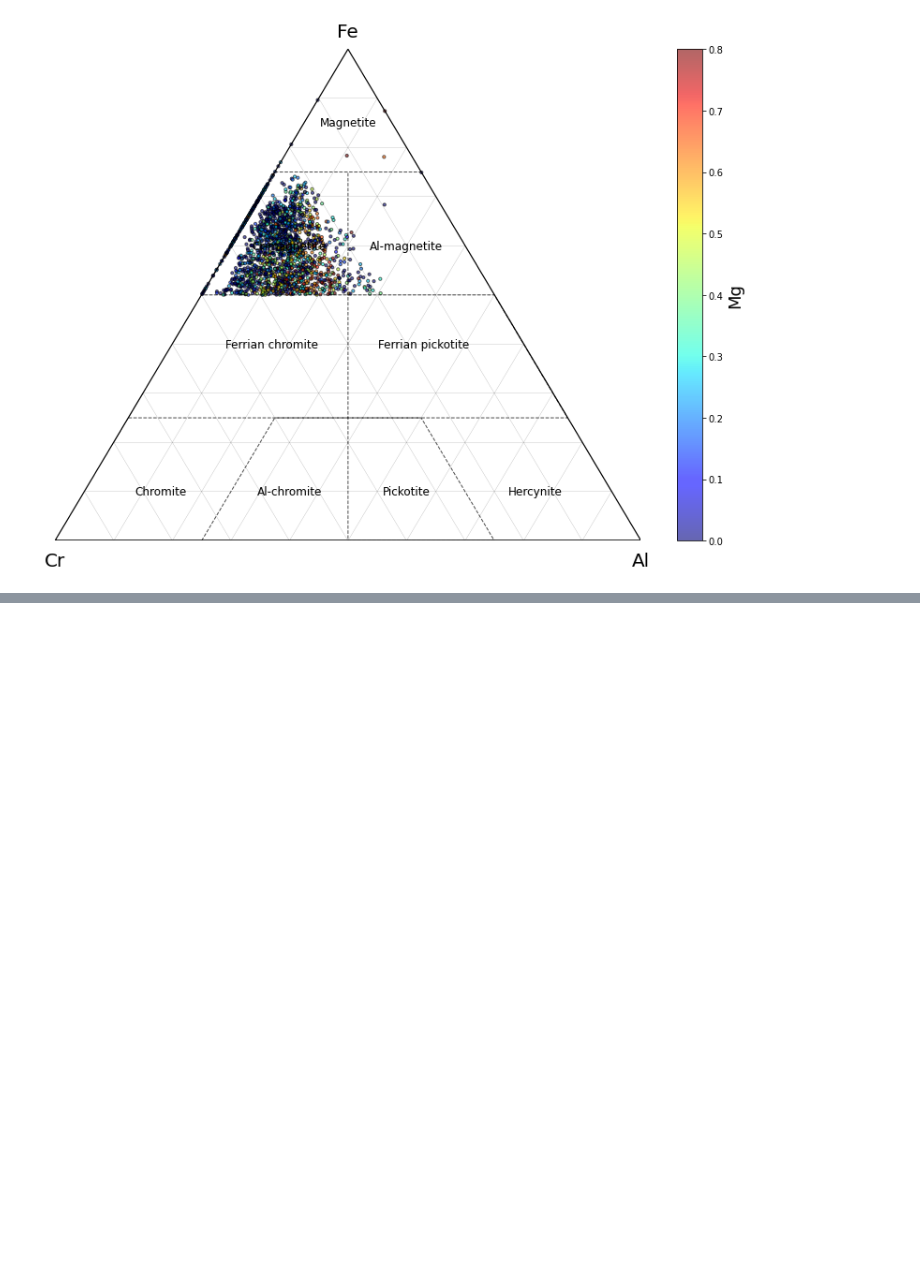
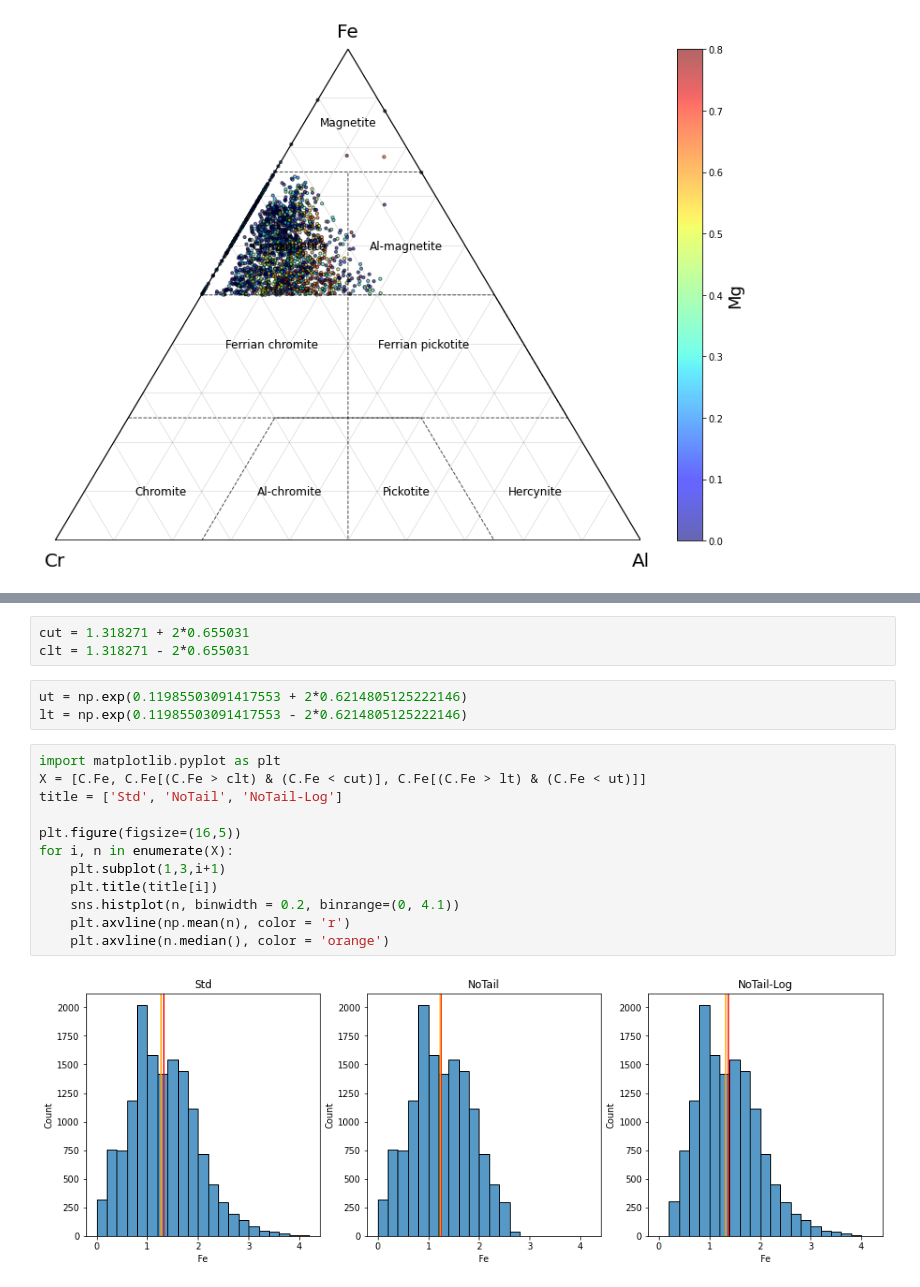
Before and after one commit to mattlamachado/Ternaryplot_Mineral_Classif, a Jupyter notebook: ternary_mineral_classif_1.2.ipynb, the cells around one changed output, grey strips where cells are left out. Drawn from its saved outputs; the diff is of its cells as text; blank space fills up the shorter version.

```diff
--- a/ternary_mineral_classif_1.2.ipynb
+++ b/ternary_mineral_classif_1.2.ipynb
@@ -583,0 +636,20 @@ ternary_plot(magnetites['Cr'], magnetites['Al'], magnetites['Fe'],
+# %%
+cut = 1.318271 + 2*0.655031
+clt = 1.318271 - 2*0.655031
+# %%
+ut = np.exp(0.11985503091417553 + 2*0.6214805125222146)
+lt = np.exp(0.11985503091417553 - 2*0.6214805125222146)
+# %%
+import matplotlib.pyplot as plt
+X = [C.Fe, C.Fe[(C.Fe > clt) & (C.Fe < cut)], C.Fe[(C.Fe > lt) & (C.Fe < ut)]]
+title = ['Std', 'NoTail', 'NoTail-Log']
+
+plt.figure(figsize=(16,5))
+for i, n in enumerate(X):
+    plt.subplot(1,3,i+1)
+    plt.title(title[i])
+    sns.histplot(n, binwidth = 0.2, binrange=(0, 4.1))
+    plt.axvline(np.mean(n), color = 'r')
+    plt.axvline(n.median(), color = 'orange')
+# %% [output]
+[figure, added]
```
Also changed, not shown: parts of 11 cells of this notebook.
